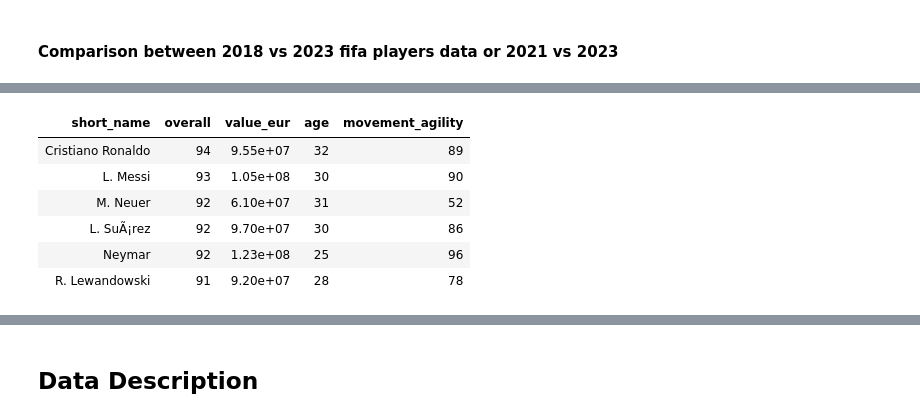
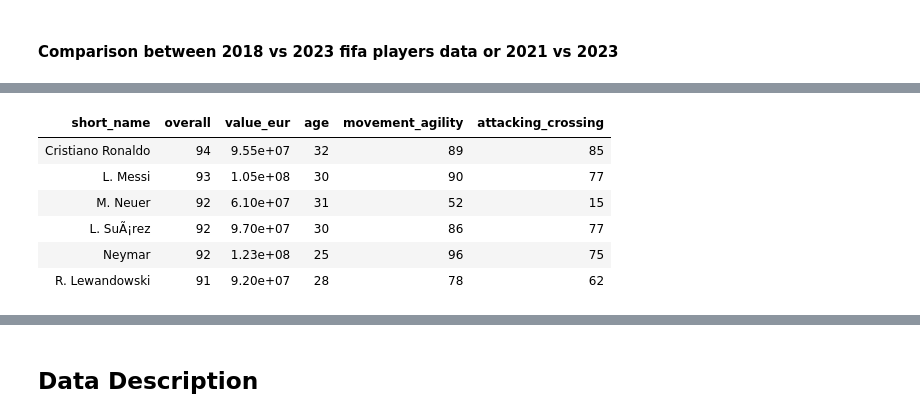
Before and after one commit to YoNG-Zaii/MH3511-FIFA-Analysis, a Jupyter notebook: Data Preparation R.ipynb, the cells around one changed output, grey strips where cells are left out. Saved outputs shown, nothing was run; the diff lists cells and outputs as text; code cells hidden in the pictures.

Commit message:
added crossing

```diff
--- a/Data Preparation R.ipynb
+++ b/Data Preparation R.ipynb
@@ -134,20 +134,20 @@ colnames(players18)
 [109] "nation_logo_url"             "nation_flag_url"
 # %%
 # Extract features from players18
-relevantCols18 <- c("short_name", "overall", "value_eur", "age", "movement_agility")
+relevantCols18 <- c("short_name", "overall", "value_eur", "age", "movement_agility", "attacking_crossing")
 
 # TODO: CLEANING
 # assumed cleaned
 playersCleaned18 <- subset(players18, select=relevantCols18)
 head(playersCleaned18)
 # %% [output]
-| short_name | overall | value_eur | age | movement_agility |
-| Cristiano Ronaldo | 94 | 9.55e+07 | 32 | 89 |
-| L. Messi | 93 | 1.05e+08 | 30 | 90 |
-| M. Neuer | 92 | 6.10e+07 | 31 | 52 |
-| L. SuÃ¡rez | 92 | 9.70e+07 | 30 | 86 |
-| Neymar | 92 | 1.23e+08 | 25 | 96 |
-| R. Lewandowski | 91 | 9.20e+07 | 28 | 78 |
+| short_name | overall | value_eur | age | movement_agility | attacking_crossing |
+| Cristiano Ronaldo | 94 | 9.55e+07 | 32 | 89 | 85 |
+| L. Messi | 93 | 1.05e+08 | 30 | 90 | 77 |
+| M. Neuer | 92 | 6.10e+07 | 31 | 52 | 15 |
+| L. SuÃ¡rez | 92 | 9.70e+07 | 30 | 86 | 77 |
+| Neymar | 92 | 1.23e+08 | 25 | 96 | 75 |
+| R. Lewandowski | 91 | 9.20e+07 | 28 | 78 | 62 |
 # %%
 # merge based on name
 players18v23 <- merge(playersCleaned18, playersCleaned23, by.x="short_name", by.y="Known.As", all.x = FALSE, all.y=FALSE)
```
Also changed, not shown: parts of 6 cells of this notebook.
